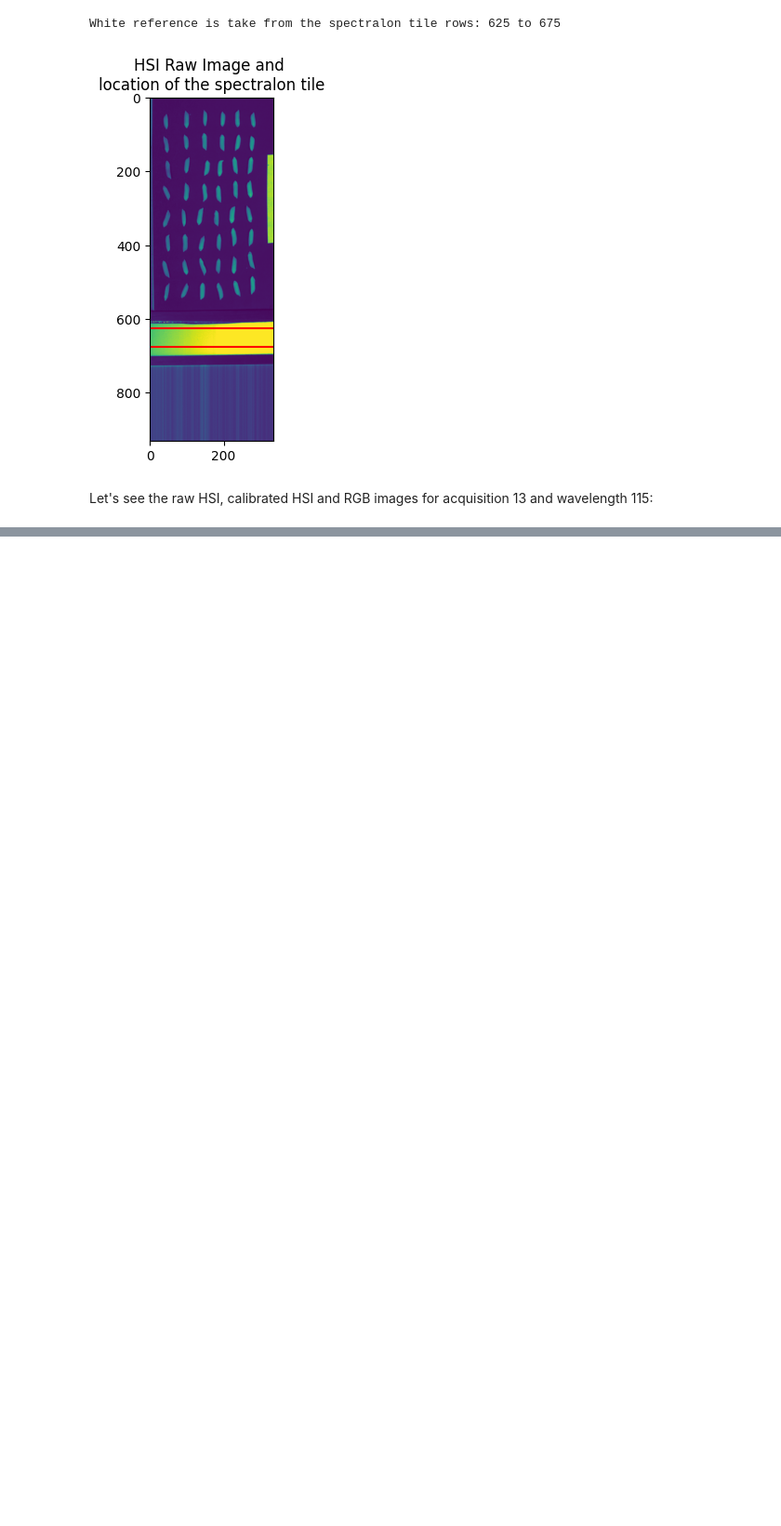
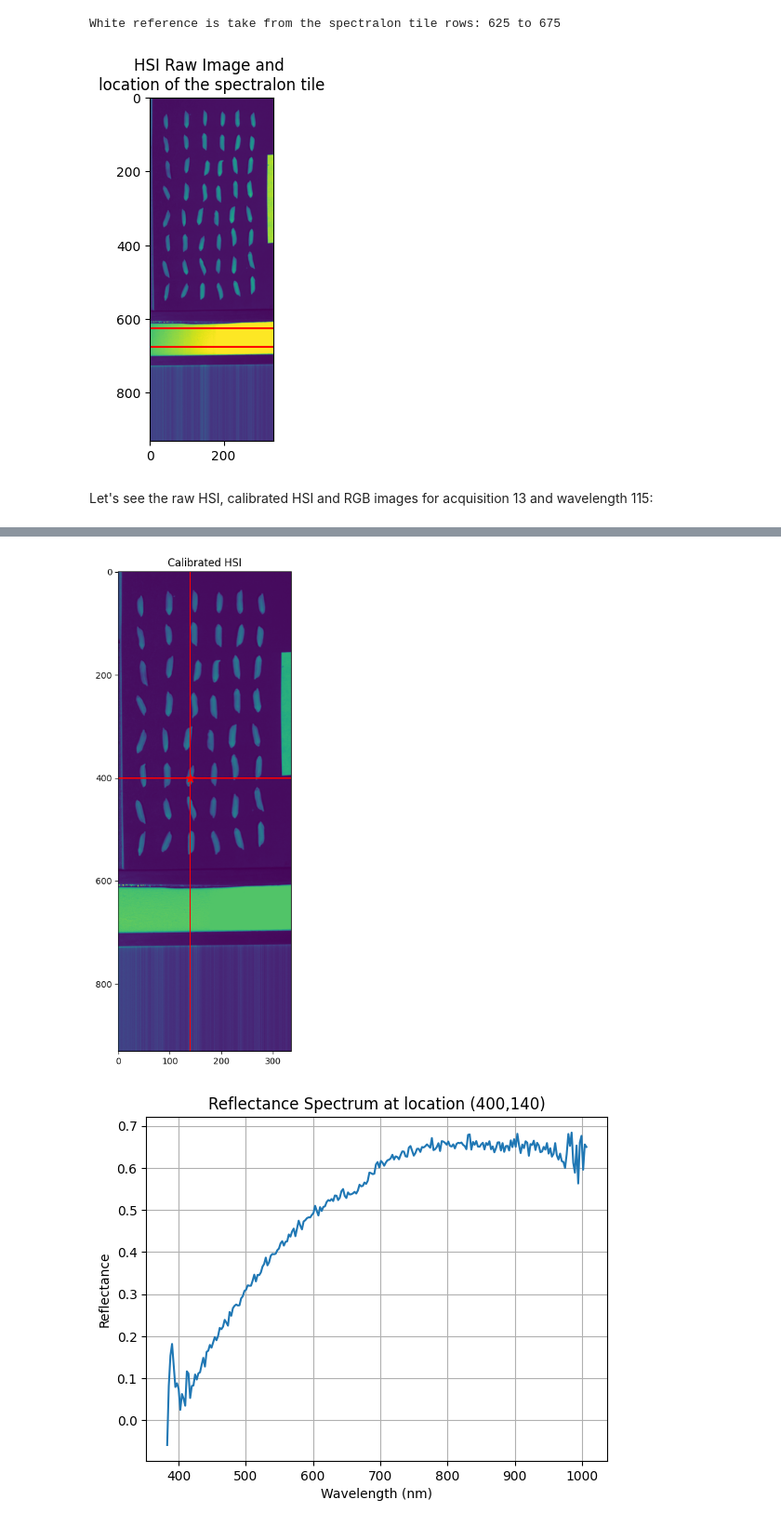
Before and after one commit to athenacon/TeamB-rice-hsi-hackathon-2025, a Jupyter notebook: 01--explore-data.ipynb, the cells around one changed output, grey strips where cells are left out. Shown at 93% size. Cells and saved outputs as stored; diff of their text form; code cells hidden in the pictures; blank space fills up the shorter version.

```diff
--- a/01--explore-data.ipynb
+++ b/01--explore-data.ipynb
@@ -140,0 +148,23 @@ plt.show()
+# %%
+plt.figure(figsize=(10, 10))
+plt.imshow(df.images[img_num].hsi_calibrated[:, :, channel_num])
+plt.title("Calibrated HSI")
+
+# put a star mark on location
+row, col = 400, 140
+plt.axhline(row, color="red")
+plt.axvline(col, color="red")
+plt.scatter(
+    col, row, marker="*", color="red", s=100
+)  # note coordinates is swapped on images (y, x)
+
+plt.figure()
+plt.plot(df.images[img_num].wavelengths, df.images[img_num].hsi_calibrated[row, col, :])
+plt.xlabel("Wavelength (nm)")
+plt.ylabel("Reflectance")
+plt.title(f"Reflectance Spectrum at location ({row},{col})")
+plt.grid(True)
+plt.show()
+# %% [output]
+[figure, added]
+[figure, added]
```
Also changed, not shown: parts of 2 cells of this notebook.
